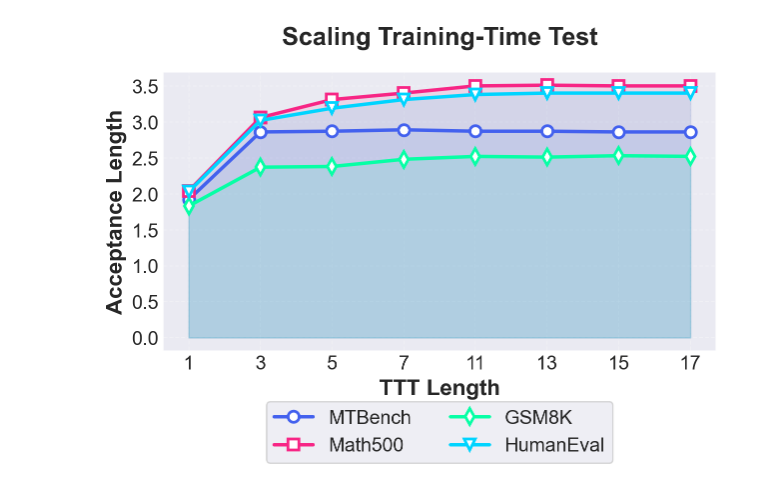
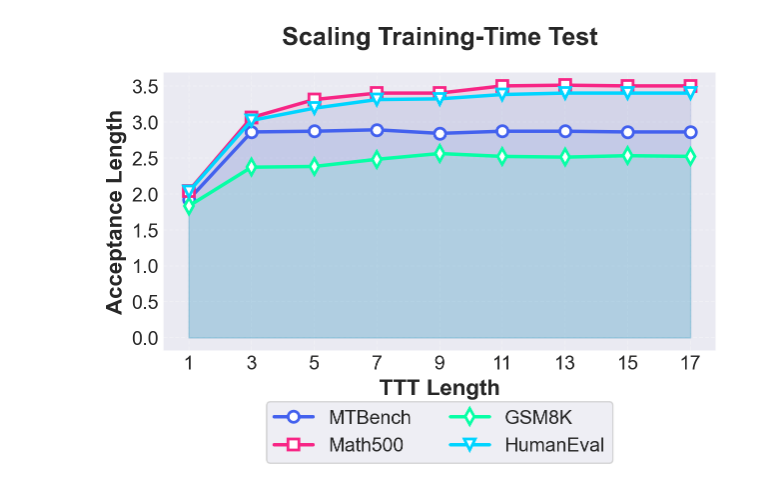
Before and after one commit to FrankLeeeee/My-Plot, a Jupyter notebook: examples/training-time-test.ipynb, the cells around one changed output. Saved outputs shown, nothing was run; the diff lists cells and outputs as text; code cells hidden in the pictures.

```diff
--- a/examples/training-time-test.ipynb
+++ b/examples/training-time-test.ipynb
@@ -54,36 +54,36 @@ def generate_line_plot(
         # put legend below the plot
         plt.legend(frameon=True, fontsize=common.LEGEND_FONT_SIZE, loc='upper center', bbox_to_anchor=(0.5, -0.15), ncol=num_legend_cols)
 
     if show_grid:
         plt.grid(True, alpha=0.3, linestyle='--')
 
     plt.tight_layout()
 
 
 # Generate sample data
-months = ['1', '3', '5', '7', '11', '13', '15', '17']
+months = ['1', '3', '5', '7', '9', '11', '13', '15', '17']
 data_list = [
-        LinePlotData(x=[0, 1, 2, 3, 4, 5, 6, 7], y=[1.92, 2.86, 2.87, 2.89, 2.87, 2.87, 2.86, 2.86], name='MTBench'),
-        LinePlotData(x=[0, 1, 2, 3, 4, 5, 6, 7], y=[2.04, 3.06, 3.31, 3.40, 3.50, 3.51, 3.50, 3.50], name='Math500'),
-        LinePlotData(x=[0, 1, 2, 3, 4, 5, 6, 7], y=[1.83, 2.37, 2.38, 2.48, 2.52, 2.51, 2.53, 2.52], name='GSM8K'),
-        LinePlotData(x=[0, 1, 2, 3, 4, 5, 6, 7], y=[2.03, 3.02, 3.19, 3.31, 3.38, 3.40, 3.40, 3.40], name='HumanEval'),
+        LinePlotData(x=[0, 1, 2, 3, 4, 5, 6, 7, 8], y=[1.92, 2.86, 2.87, 2.89, 2.84, 2.87, 2.87, 2.86, 2.86], name='MTBench'),
+        LinePlotData(x=[0, 1, 2, 3, 4, 5, 6, 7, 8], y=[2.04, 3.06, 3.31, 3.40, 3.40, 3.50, 3.51, 3.50, 3.50], name='Math500'),
+        LinePlotData(x=[0, 1, 2, 3, 4, 5, 6, 7, 8], y=[1.83, 2.37, 2.38, 2.48, 2.56, 2.52, 2.51, 2.53, 2.52], name='GSM8K'),
+        LinePlotData(x=[0, 1, 2, 3, 4, 5, 6, 7, 8], y=[2.03, 3.02, 3.19, 3.31, 3.32, 3.38, 3.40, 3.40, 3.40], name='HumanEval'),
 ]
 
 
 generate_line_plot(
         data_list=data_list,
         x_label='TTT Length',
         y_label='Acceptance Length',
         title='Scaling Training-Time Test',
         x_ticks=[
             list(range(len(months))),
             months
         ],
         show_legend=True,
         show_grid=True,
         show_area_under_curve=True
 )
 plt.savefig('plots/training-time-test.pdf', dpi=300)
 plt.show()
 # %% [output]
-[figure, old version]
+[figure, new version]
```
Also changed, not shown: 1 other file.
